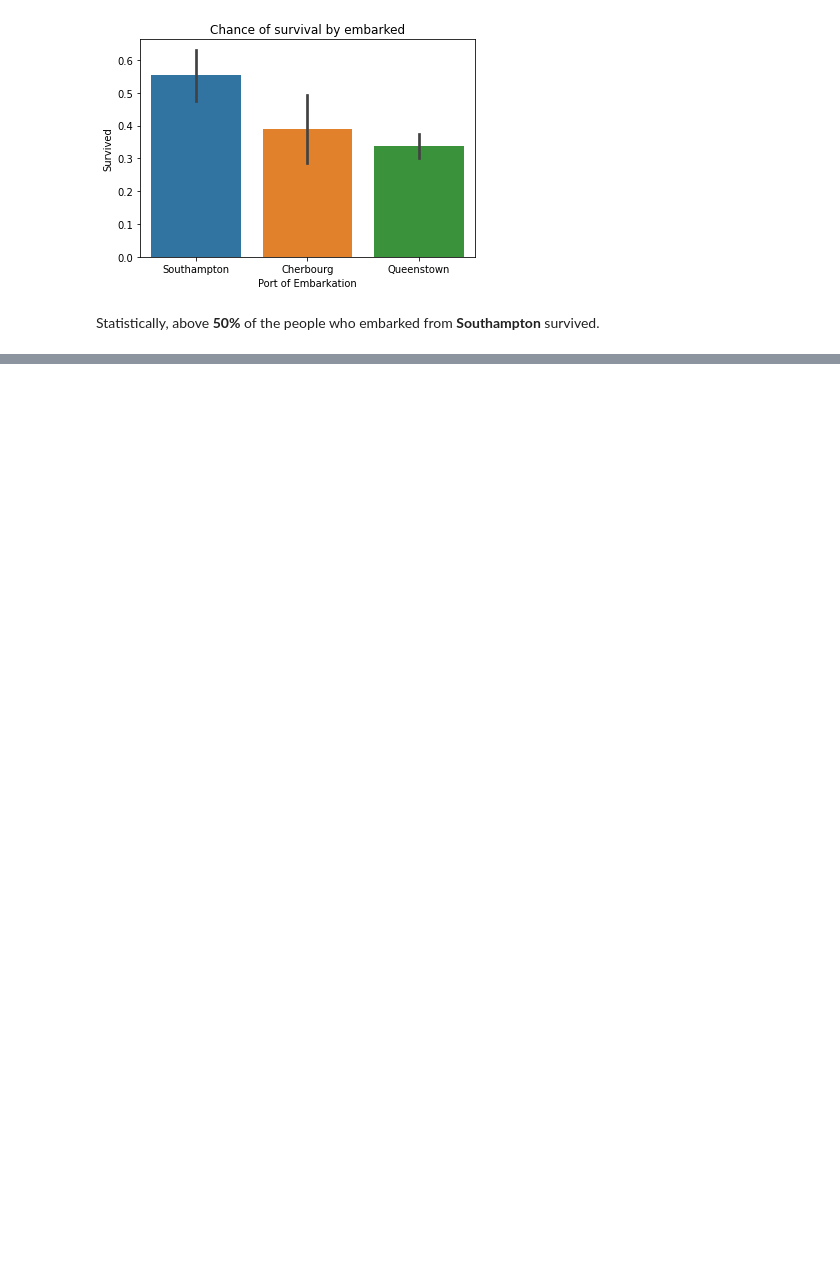
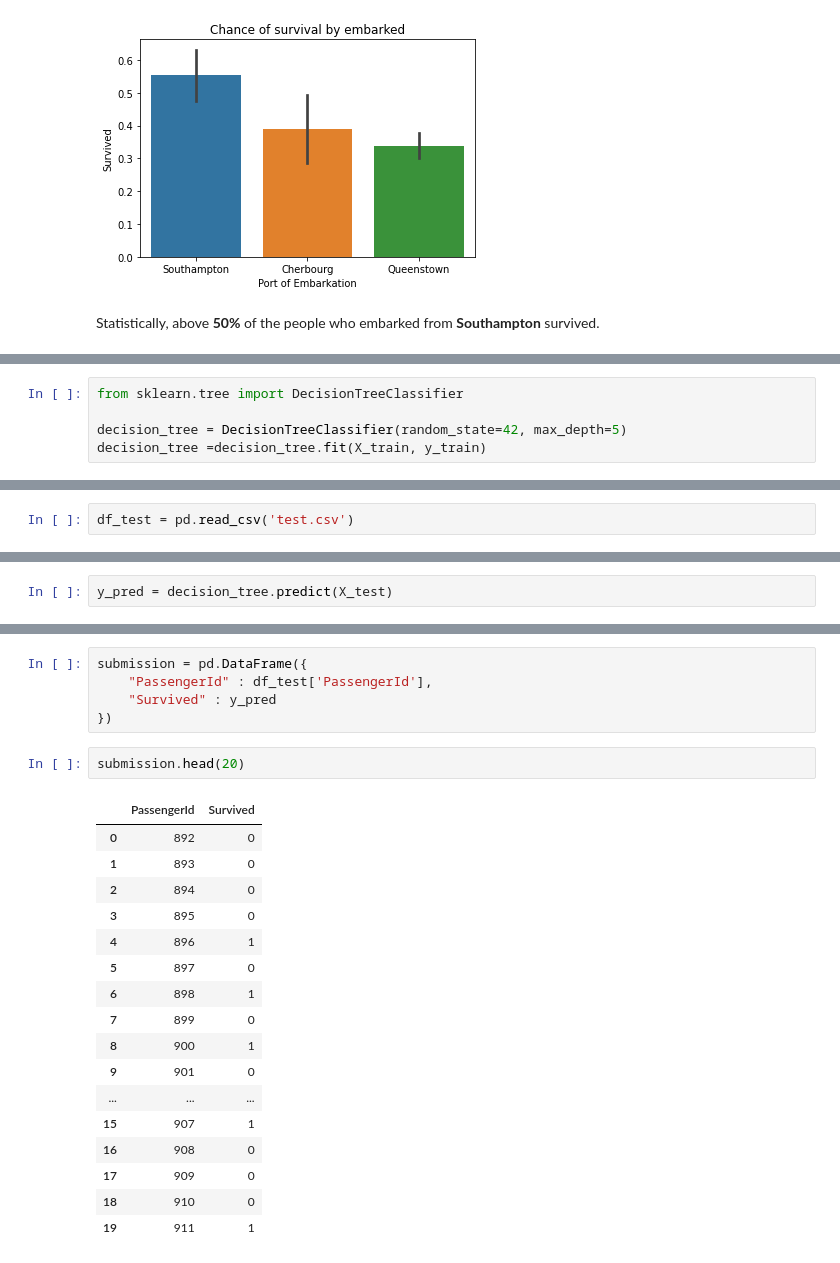
Before and after one commit to Krystiankr/Machine-Learning-Titanic, a Jupyter notebook: Kaggle.ipynb, the cells around one changed output, grey strips where cells are left out. Saved outputs shown, nothing was run; the diff lists cells and outputs as text; blank space fills up the shorter version.

```diff
--- a/Kaggle.ipynb
+++ b/Kaggle.ipynb
@@ -160,0 +348,5 @@ Statistically, above **50%** of the people who embarked from **Southampton** sur
+# %%
+from sklearn.tree import DecisionTreeClassifier
+
+decision_tree = DecisionTreeClassifier(random_state=42, max_depth=5)
+decision_tree =decision_tree.fit(X_train, y_train)
@@ -160,0 +356,2 @@ Statistically, above **50%** of the people who embarked from **Southampton** sur
+# %%
+df_test = pd.read_csv('test.csv')
@@ -160,0 +369,2 @@ Statistically, above **50%** of the people who embarked from **Southampton** sur
+# %%
+y_pred = decision_tree.predict(X_test)
@@ -160,0 +394,25 @@ Statistically, above **50%** of the people who embarked from **Southampton** sur
+# %%
+submission = pd.DataFrame({
+    "PassengerId" : df_test['PassengerId'],
+    "Survived" : y_pred
+})
+# %%
+submission.head(20)
+# %% [output]
+|  | PassengerId | Survived |
+| 0 | 892 | 0 |
+| 1 | 893 | 0 |
+| 2 | 894 | 0 |
+| 3 | 895 | 0 |
+| 4 | 896 | 1 |
+| 5 | 897 | 0 |
+| 6 | 898 | 1 |
+| 7 | 899 | 0 |
+| 8 | 900 | 1 |
+| 9 | 901 | 0 |
+| ... | ... | ... |
+| 15 | 907 | 1 |
+| 16 | 908 | 0 |
+| 17 | 909 | 0 |
+| 18 | 910 | 0 |
+| 19 | 911 | 1 |
```
Also changed, not shown: parts of 47 cells of this notebook.
